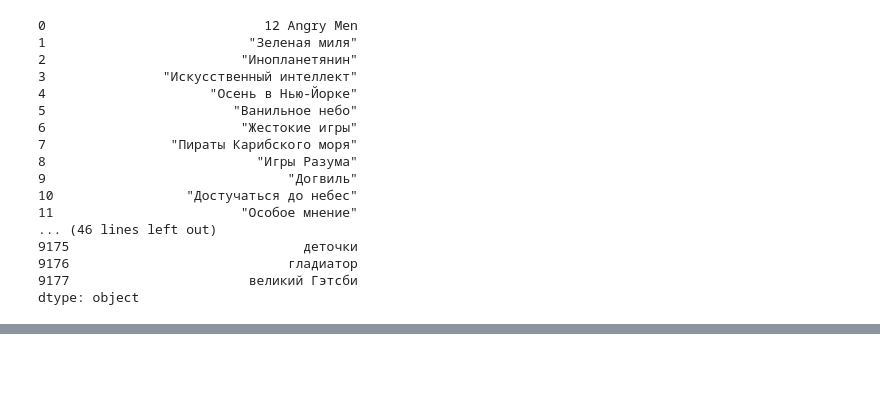
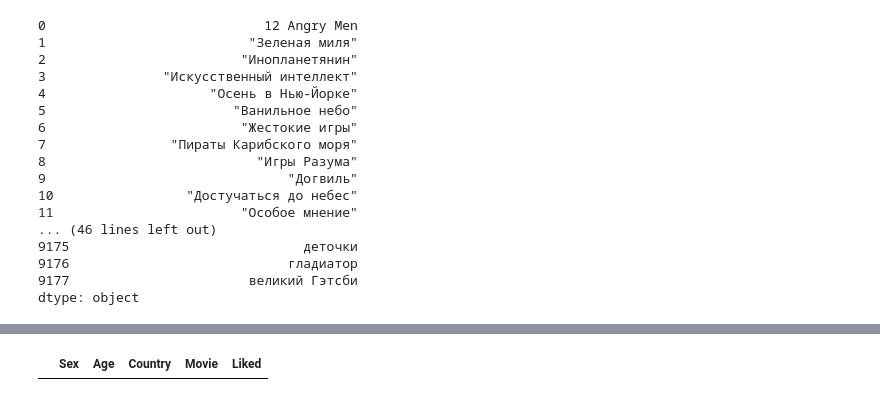
Before and after one commit to mamanain/recommendMe, a Jupyter notebook: Untitled.ipynb, the cells around one changed output, grey strips where cells are left out. Cells and saved outputs as stored; diff of their text form; code cells hidden in the pictures; blank space fills up the shorter version.

```diff
--- a/Untitled.ipynb
+++ b/Untitled.ipynb
@@ -28,4 +63,4 @@ vk.get_friends(14923783)
 # %%
-id = joblib.load("id")
+id = joblib.load("m1")
 id
 # %% [output]
@@ -313,0 +402,2 @@ mat = construct_matrix(b, um)
+# %%
+movies = joblib.load("movies")
@@ -313,0 +500,6 @@ mat = construct_matrix(b, um)
+# %%
+info = joblib.load("info")
+# %%
+info
+# %% [output]
+|  | Sex | Age | Country | Movie | Liked |
```
Also changed, not shown: parts of 20 cells of this notebook, 4 other files.
